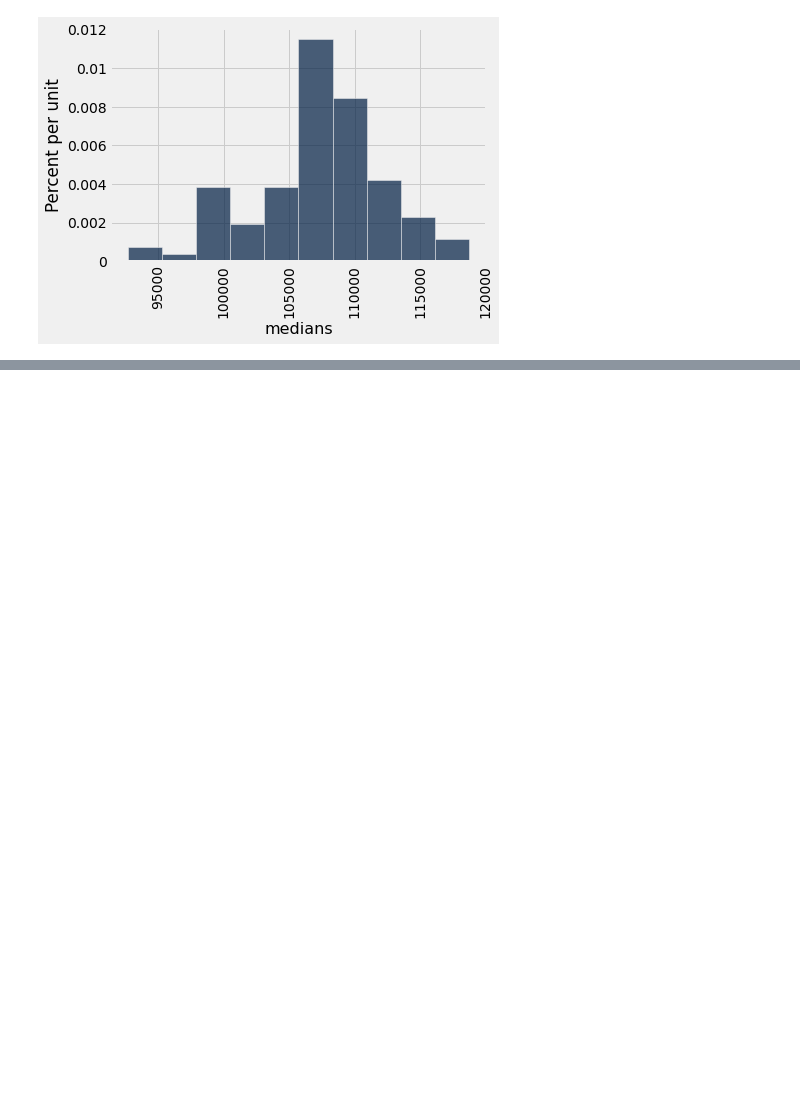
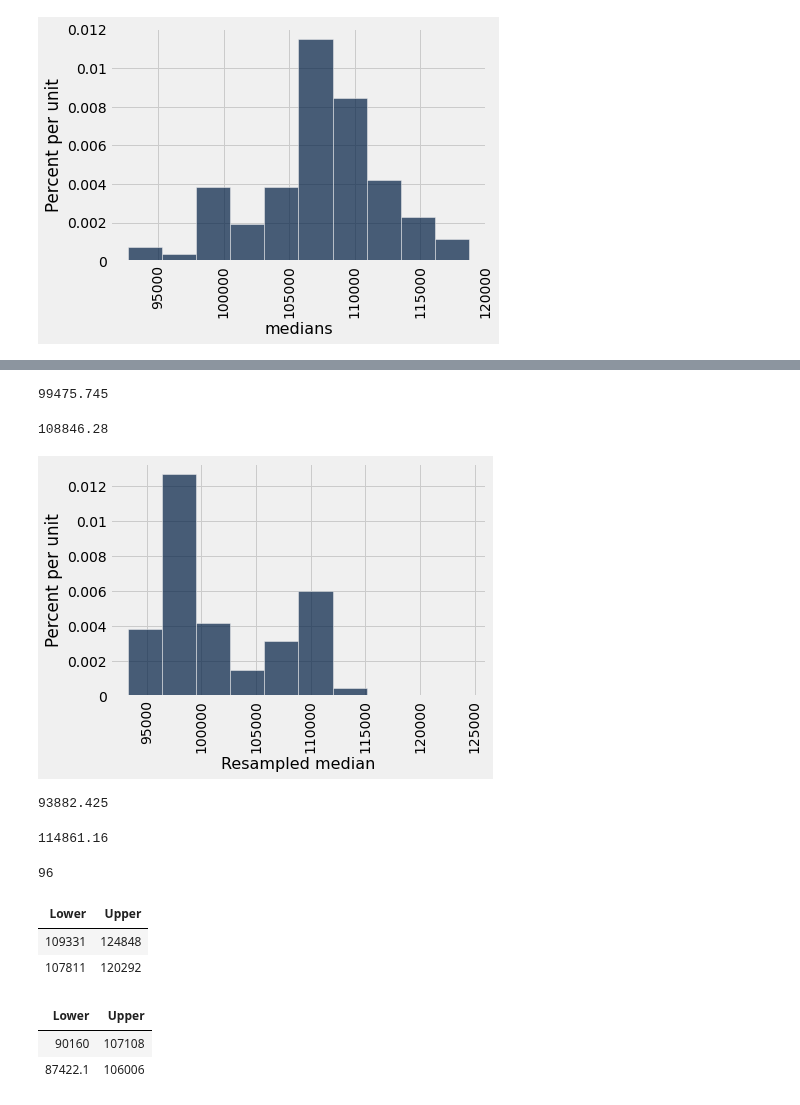
Before and after one commit to ciretorres/python, a Jupyter notebook: data8.2x/Week5/sec10_confidence_intervals.ipynb, the cells around one changed output, grey strips where cells are left out. Saved outputs shown, nothing was run; the diff lists cells and outputs as text; code cells hidden in the pictures; blank space fills up the shorter version.

```diff
--- a/data8.2x/Week5/sec10_confidence_intervals.ipynb
+++ b/data8.2x/Week5/sec10_confidence_intervals.ipynb
@@ -92,0 +95,3 @@ Table().with_column('medians', medians).hist(0)
+# %%
+sample_from_population = sf.sample(200, with_replacement=False)
+sample_from_population.show(3)
@@ -92,0 +104,29 @@ Table().with_column('medians', medians).hist(0)
+# %%
+np.median(sample_from_population.column('Total Compensation'))
+# %% [output]
+99475.745
+# %%
+resample = sample_from_population.sample()
+# %%
+np.median(resample.column('Total Compensation'))
+# %% [output]
+108846.28
+# %%
+medians = []
+
+for i in np.arange(1000):
+    resample = sample_from_population.sample()
+    median = np.median(resample.column('Total Compensation'))
+    medians.append(median)
+
+Table().with_column('Resampled median', medians).hist()
+# %% [output]
+[figure, added]
+# %%
+percentile(0.5, medians)
+# %% [output]
+93882.425
+# %%
+percentile(99.5, medians)
+# %% [output]
+114861.16
@@ -92,0 +148,18 @@ Table().with_column('medians', medians).hist(0)
+# %%
+truth = np.median(sf.column('Total Compensation'))
+correct = intervals.where('Lower', are.not_above(truth)).where('Upper', are.not_below(truth))
+correct.num_rows
+# %% [output]
+96
+# %%
+intervals.where('Lower', are.above(truth))
+# %% [output]
+| Lower | Upper |
+| 109331 | 124848 |
+| 107811 | 120292 |
+# %%
+intervals.where('Upper', are.below(truth))
+# %% [output]
+| Lower | Upper |
+| 90160 | 107108 |
+| 87422.1 | 106006 |
```
Also changed, not shown: parts of 3 cells of this notebook.
